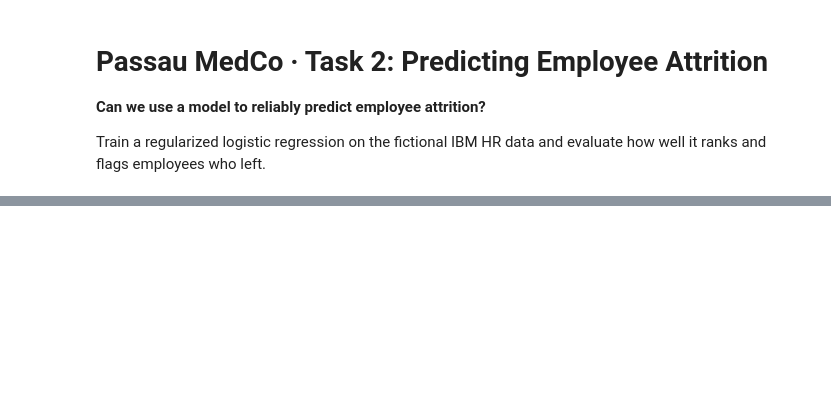
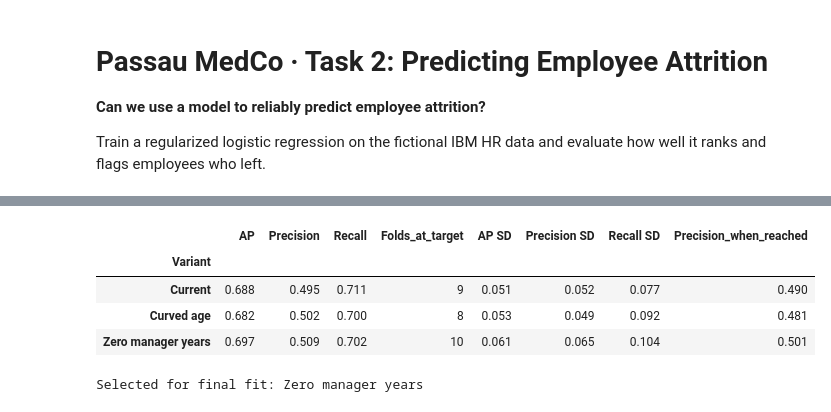
Before and after one commit to johanneswbr/medco-passau-xai, a Jupyter notebook: logistic_regression.ipynb, the cells around one changed output, grey strips where cells are left out. Drawn from its saved outputs; the diff is of its cells as text; code cells hidden in the pictures; blank space fills up the shorter version.

```diff
--- a/logistic_regression.ipynb
+++ b/logistic_regression.ipynb
@@ -238,0 +154,18 @@ Selected hyperparameters:
+# %%
+def choose_cutoffs(labels, scores):
+    precision, recall, thresholds = precision_recall_curve(labels, scores)
+    precision, recall = precision[:-1], recall[:-1]  # last point has no cutoff
+    f1 = 2 * precision * recall / (precision + recall).clip(min=1e-12)
+    eligible = recall >= 0.70
+    return {
+        "Recall target": thresholds[eligible][precision[eligible].argmax()],
+        "F1": thresholds[f1.argmax()],
+    }
+
+
+def fit_and_choose(name, features, labels):
+    search = make_search(variants[name]).fit(features, labels)
+    inner_scores = cross_val_predict(
+        search.best_estimator_, features, labels, cv=inner_cv, method="predict_proba"
+    )[:, 1]
+    return search, choose_cutoffs(labels, inner_scores)
@@ -238,0 +220,26 @@ Selected hyperparameters:
+# %%
+groups = fold_results.groupby("Variant", sort=False)
+summary = groups.agg(
+    AP=("AP", "mean"), Precision=("Precision", "mean"), Recall=("Recall", "mean"),
+    Folds_at_target=("Reached 70%", "sum"),
+)
+spread = groups[["AP", "Precision", "Recall"]].std().add_suffix(" SD")
+# Conditional precision uses only folds that actually reached the recall target.
+at_target = fold_results.loc[fold_results["Reached 70%"]].groupby("Variant")["Precision"].mean()
+display(summary.join(spread).assign(Precision_when_reached=at_target).round(3))
+
+baseline = summary.loc["Current"]
+eligible = (
+    by_shuffle.gt(by_shuffle.loc["Current"]).all(axis=1)
+    & summary["Precision"].ge(baseline["Precision"])
+    & summary["Folds_at_target"].ge(baseline["Folds_at_target"])
+)
+selected = summary.loc[eligible, "AP"].idxmax() if eligible.any() else "Current"
+print("Selected for final fit:", selected)
+# %% [output]
+|  | AP | Precision | Recall | Folds_at_target | AP SD | Precision SD | Recall SD | Precision_when_reached |
+| Variant |  |  |  |  |  |  |  |  |
+| Current | 0.688 | 0.495 | 0.711 | 9 | 0.051 | 0.052 | 0.077 | 0.490 |
+| Curved age | 0.682 | 0.502 | 0.700 | 8 | 0.053 | 0.049 | 0.092 | 0.481 |
+| Zero manager years | 0.697 | 0.509 | 0.702 | 10 | 0.061 | 0.065 | 0.104 | 0.501 |
+Selected for final fit: Zero manager years
```
Also changed, not shown: parts of 18 cells of this notebook, 1 other file.
